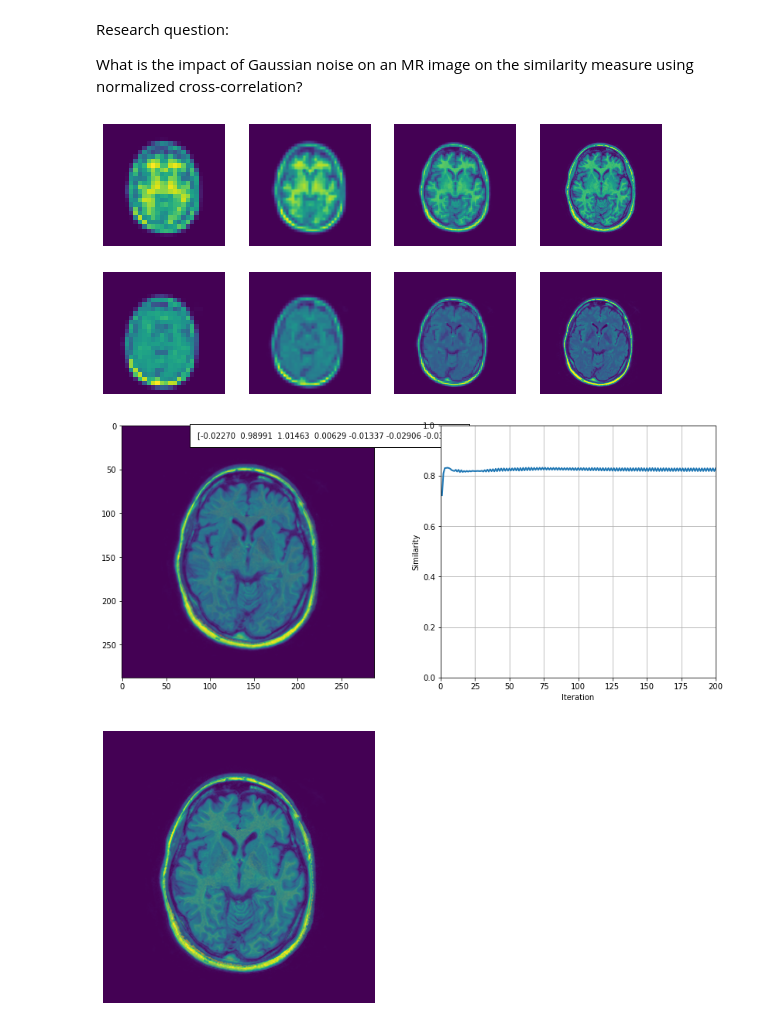
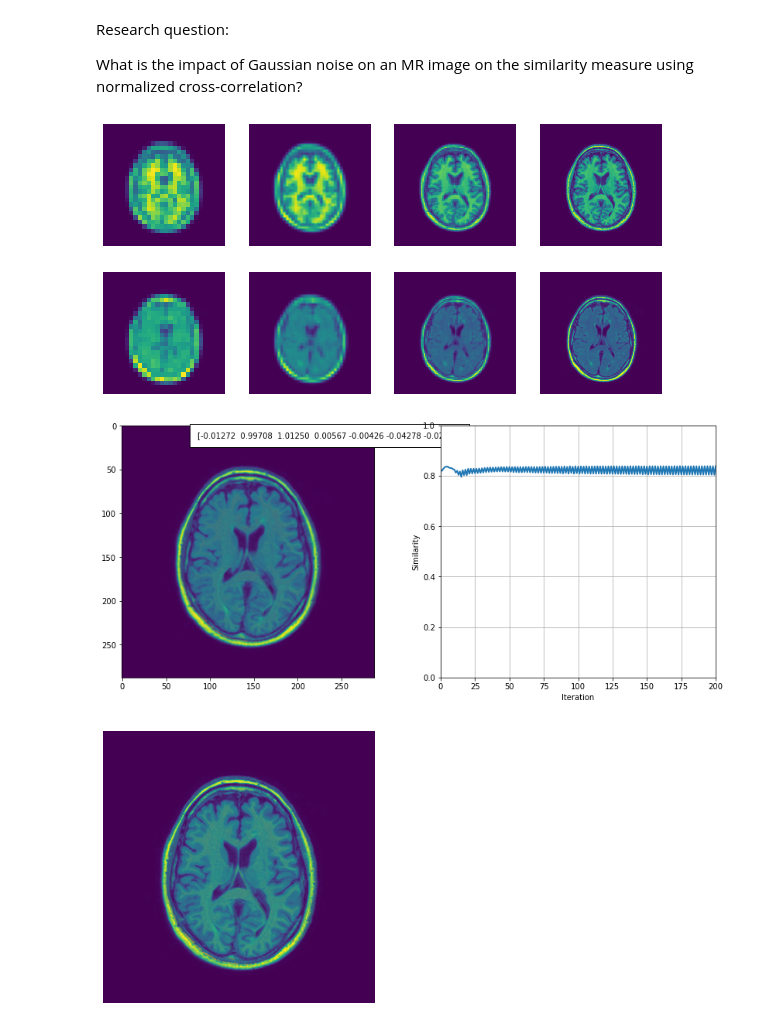
Before and after one commit to LarsvanSprang/8be030-13, a Jupyter notebook: main.ipynb, the cells around one changed output. Drawn from its saved outputs; the diff is of its cells as text; code cells hidden in the pictures.

```diff
--- a/main.ipynb
+++ b/main.ipynb
@@ -105,26 +105,26 @@ Research question:
 
 What is the impact of Gaussian noise on an MR image on the similarity measure using normalized cross-correlation?
 # %%
-tIm = plt.imread('image_data/1_1_t1.tif')
-rIm = plt.imread('image_data/1_1_t2.tif')
+tIm = plt.imread('image_data/1_2_t1.tif')
+rIm = plt.imread('image_data/1_2_t2.tif')
 
 stack_original = project1.downsampler(3, 10, tIm)
 stack_rotated = project1.downsampler(3, 10, rIm)
 
 num_images = len(stack_original)
 
 # Create a figure with a row of subplots
 fig, axs = plt.subplots(2, num_images, figsize=((5 * num_images)/2, 5))
 
 for i, img in enumerate(stack_original):
     axs[0,i].imshow(img)
     axs[1,i].imshow(stack_rotated[i])
     axs[0,i].axis('off')  # Hide axes
     axs[1,i].axis('off')  # Hide axes
 
 plt.show()
 # %% [output]
-[figure, old version]
+[figure, new version]
 # %%
 
 for i in range(0, num_images):
@@ -142,5 +142,5 @@ ax.imshow(stack_original[-1], alpha=0.5)
 plt.axis('off')
 plt.show()
 # %% [output]
-[figure, old version]
+[figure, new version]
-[figure, old version]
+[figure, new version]
```
Also changed, not shown: parts of 1 cell of this notebook, 4 other files.
